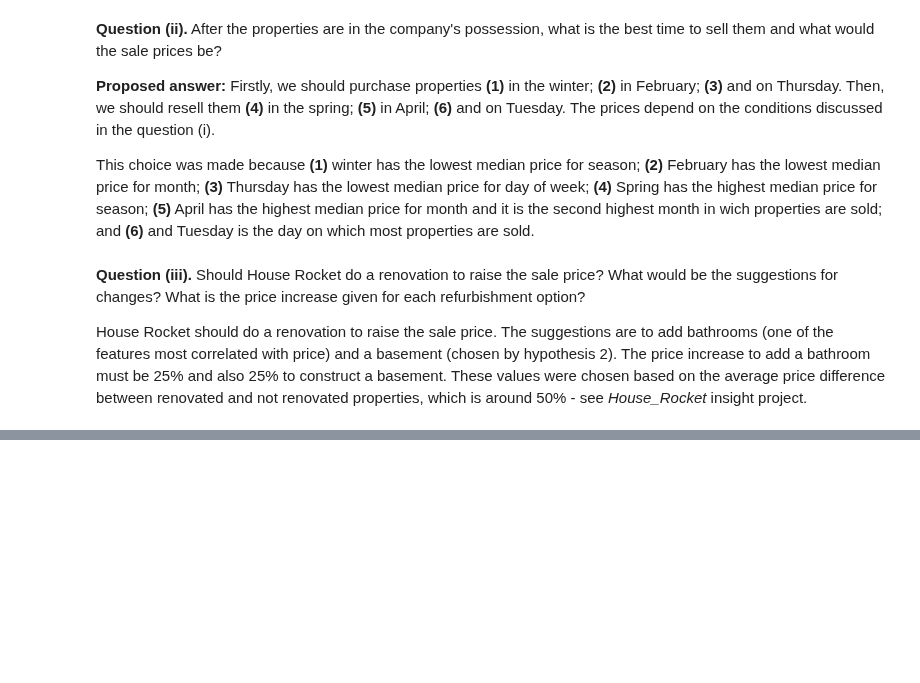
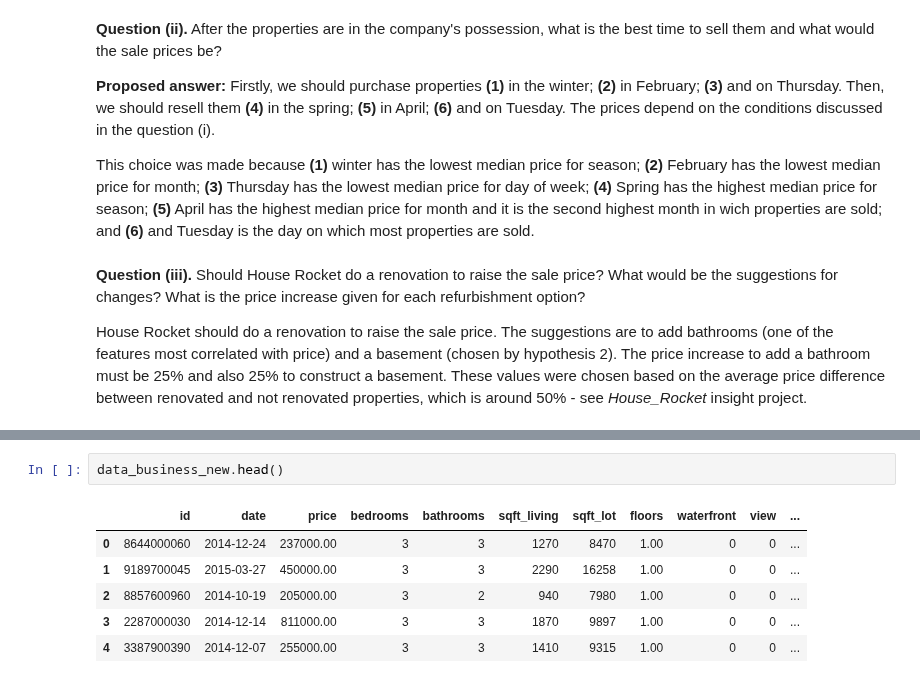
Before and after one commit to lucasquemelli/House_Rocket_Machine_Learning, a Jupyter notebook: House_Rocket_ML.ipynb, the cells around one changed output, grey strips where cells are left out. Cells and saved outputs as stored; diff of their text form; blank space fills up the shorter version.

```diff
--- a/House_Rocket_ML.ipynb
+++ b/House_Rocket_ML.ipynb
@@ -2225,0 +2288,9 @@ House Rocket should do a renovation to raise the sale price. The suggestions are
+# %%
+data_business_new.head()
+# %% [output]
+|  | id | date | price | bedrooms | bathrooms | sqft_living | sqft_lot | floors | waterfront | view | ... |
+| 0 | 8644000060 | 2014-12-24 | 237000.00 | 3 | 3 | 1270 | 8470 | 1.00 | 0 | 0 | ... |
+| 1 | 9189700045 | 2015-03-27 | 450000.00 | 3 | 3 | 2290 | 16258 | 1.00 | 0 | 0 | ... |
+| 2 | 8857600960 | 2014-10-19 | 205000.00 | 3 | 2 | 940 | 7980 | 1.00 | 0 | 0 | ... |
+| 3 | 2287000030 | 2014-12-14 | 811000.00 | 3 | 3 | 1870 | 9897 | 1.00 | 0 | 0 | ... |
+| 4 | 3387900390 | 2014-12-07 | 255000.00 | 3 | 3 | 1410 | 9315 | 1.00 | 0 | 0 | ... |
```
Also changed, not shown: parts of 4 cells of this notebook.
